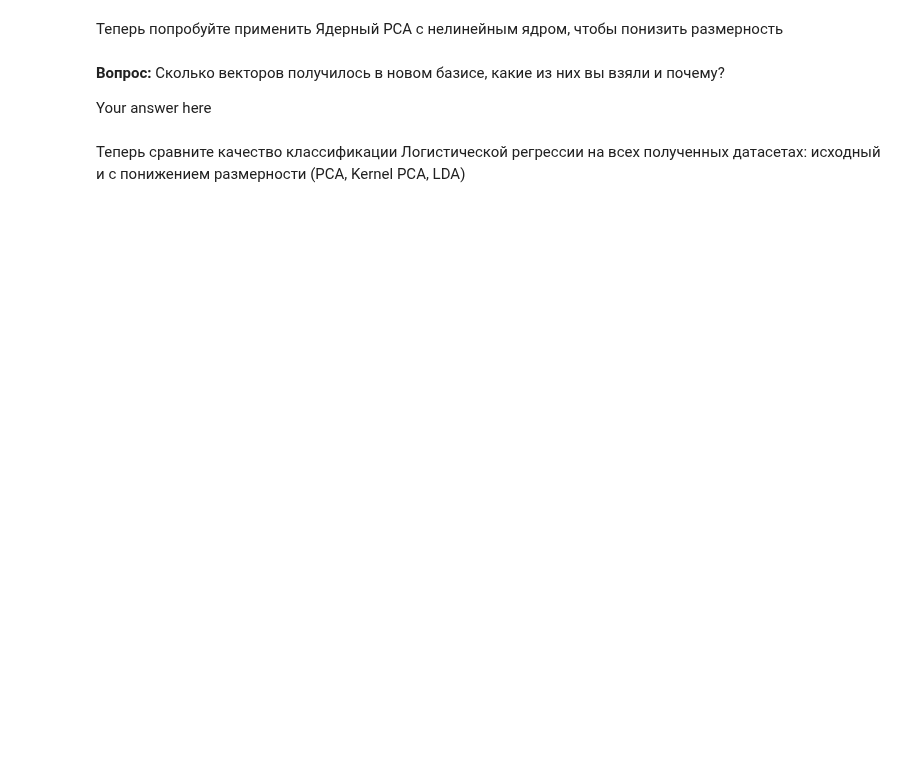
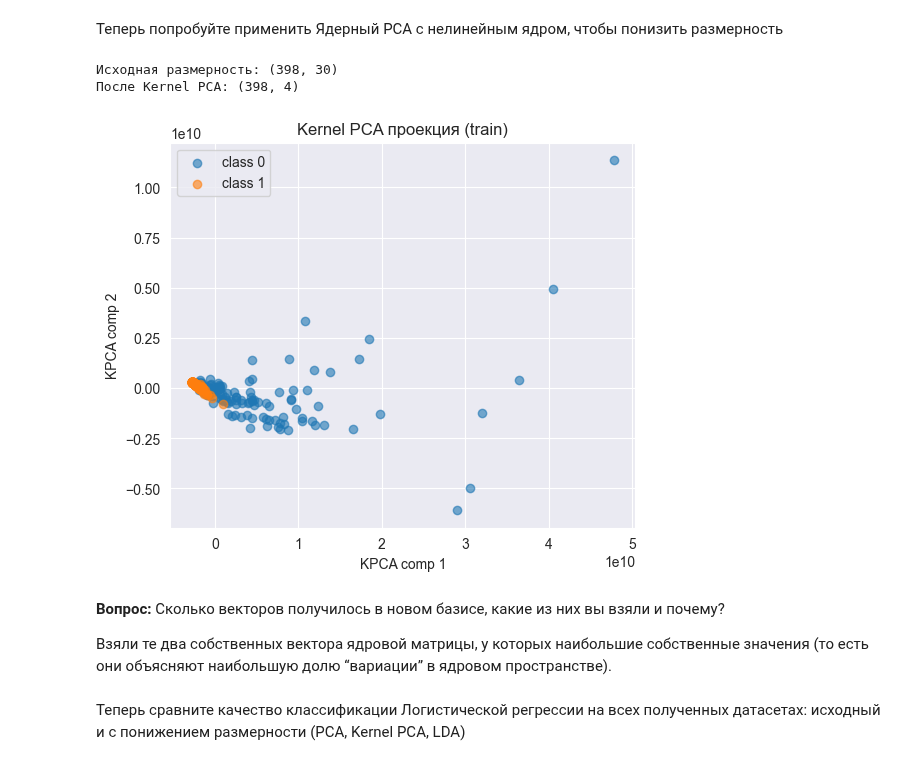
Before and after one commit to Saharochekl/FSR_ML, a Jupyter notebook: hometasks/Theme 4/Sem04_02.ipynb, the cells around one changed output. Drawn from its saved outputs; the diff is of its cells as text; code cells hidden in the pictures; blank space fills up the shorter version.

```diff
--- a/hometasks/Theme 4/Sem04_02.ipynb
+++ b/hometasks/Theme 4/Sem04_02.ipynb
@@ -111,6 +138,44 @@ Your answer here
+# %%
+from sklearn.decomposition import PCA, KernelPCA
+
+kpca = KernelPCA(   n_components=4,         # уменьшаем до 2 компонент
+                 kernel='poly',            # ядро: rbf, poly, sigmoid и др.
+                  gamma=1,                # параметр ядра
+                 degree=3,
+                 fit_inverse_transform=False,  # обратное преобразование
+                 remove_zero_eig=True)
+
+X_train_kpca = kpca.fit_transform(X_train)
+X_test_kpca = kpca.transform(X_test)
+
+print("Исходная размерность:", X_train.shape)
+print("После Kernel PCA:", X_train_kpca.shape)
+
+if X_train_kpca.shape[1] >= 2:
+    plt.figure(figsize=(6, 5))
+    for cls in [0, 1]:
+        plt.scatter(X_train_kpca[y_train == cls, 0],
+                    X_train_kpca[y_train == cls, 1],
+                    label=f"class {cls}", alpha=0.6)
+    plt.xlabel("KPCA comp 1")
+    plt.ylabel("KPCA comp 2")
+    plt.legend()
+    plt.title("Kernel PCA проекция (train)")
+    plt.show()
+else:
+    # одномерный случай — гистограмма
+    plt.hist(X_train_kpca[y_train == 0], alpha=0.5, label='class 0')
+    plt.hist(X_train_kpca[y_train == 1], alpha=0.5, label='class 1')
+    plt.legend()
+    plt.title("Kernel PCA одномерная проекция")
+    plt.show()
+# %% [output]
+Исходная размерность: (398, 30)
+После Kernel PCA: (398, 4)
+[figure, added]
 # %% [markdown]
 **Вопрос:** Сколько векторов получилось в новом базисе, какие из них вы взяли и почему?
 
-Your answer here
+Взяли те два собственных вектора ядровой матрицы, у которых наибольшие собственные значения (то есть они объясняют наибольшую долю “вариации” в ядровом пространстве).
 # %% [markdown]
 Теперь сравните качество классификации Логистической регрессии на всех полученных датасетах: исходный и с понижением размерности (PCA, Kernel PCA, LDA)
```
Also changed, not shown: parts of 10 cells of this notebook.
